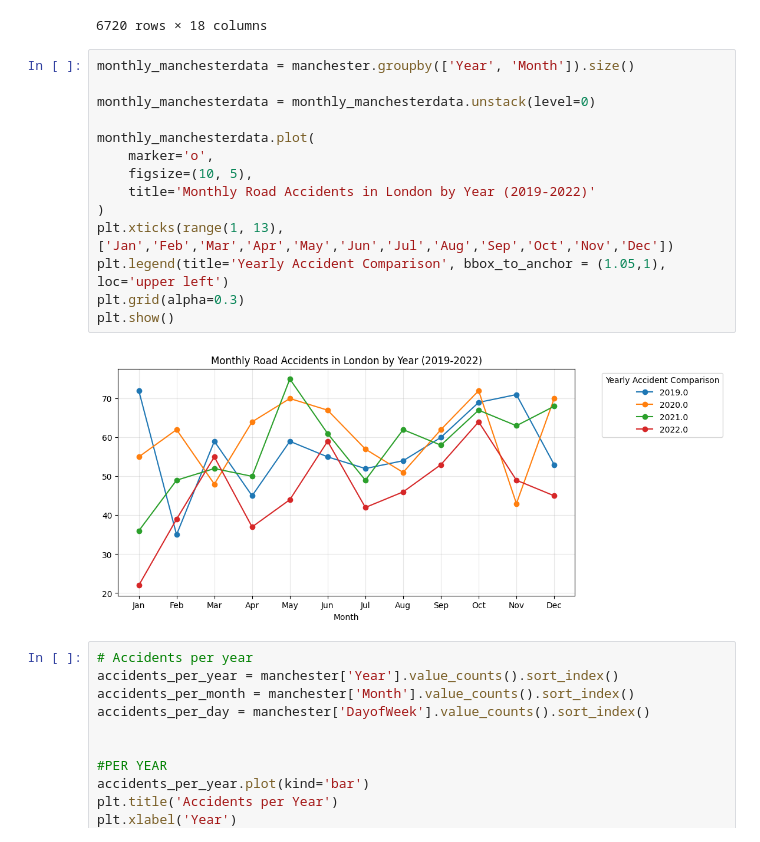
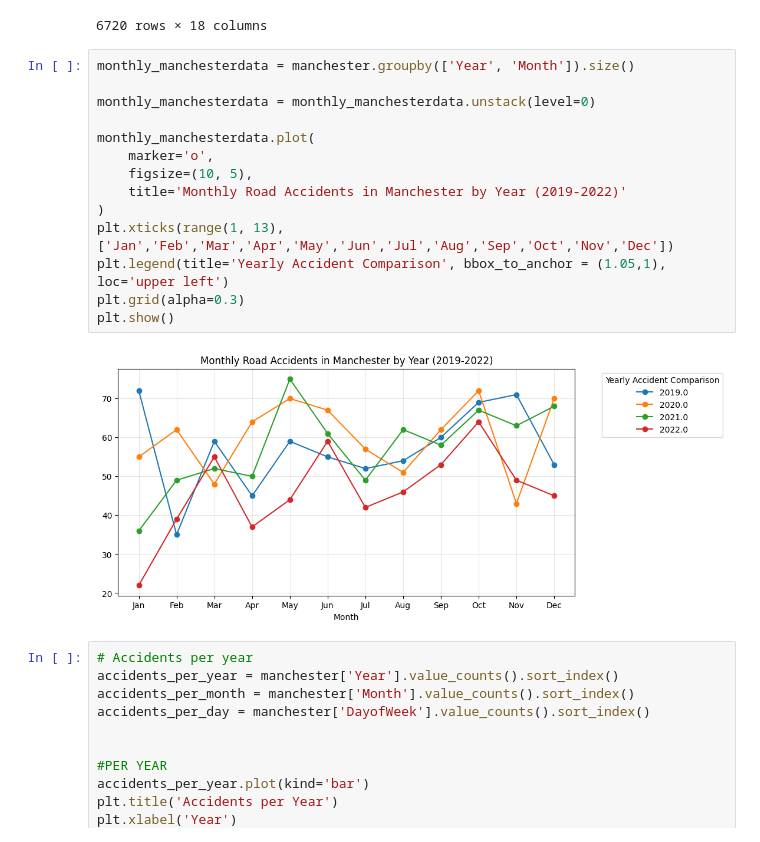
Before and after one commit to Nicole-185/ELEC03, a Jupyter notebook: Activity2.ipynb, the cells around one changed output. Saved outputs shown, nothing was run; the diff lists cells and outputs as text.

```diff
--- a/Activity2.ipynb
+++ b/Activity2.ipynb
@@ -813,19 +844,19 @@ manchester
 # %%
 monthly_manchesterdata = manchester.groupby(['Year', 'Month']).size()
 
 monthly_manchesterdata = monthly_manchesterdata.unstack(level=0)
 
 monthly_manchesterdata.plot(
     marker='o',
     figsize=(10, 5),
-    title='Monthly Road Accidents in London by Year (2019-2022)'
+    title='Monthly Road Accidents in Manchester by Year (2019-2022)'
 )
 plt.xticks(range(1, 13), ['Jan','Feb','Mar','Apr','May','Jun','Jul','Aug','Sep','Oct','Nov','Dec'])
 plt.legend(title='Yearly Accident Comparison', bbox_to_anchor = (1.05,1), loc='upper left')
 plt.grid(alpha=0.3)
 plt.show()
 # %% [output]
-[figure, old version]
+[figure, new version]
 # %%
 # Accidents per year
 accidents_per_year = manchester['Year'].value_counts().sort_index()
```
Also changed, not shown: parts of 15 cells of this notebook.
